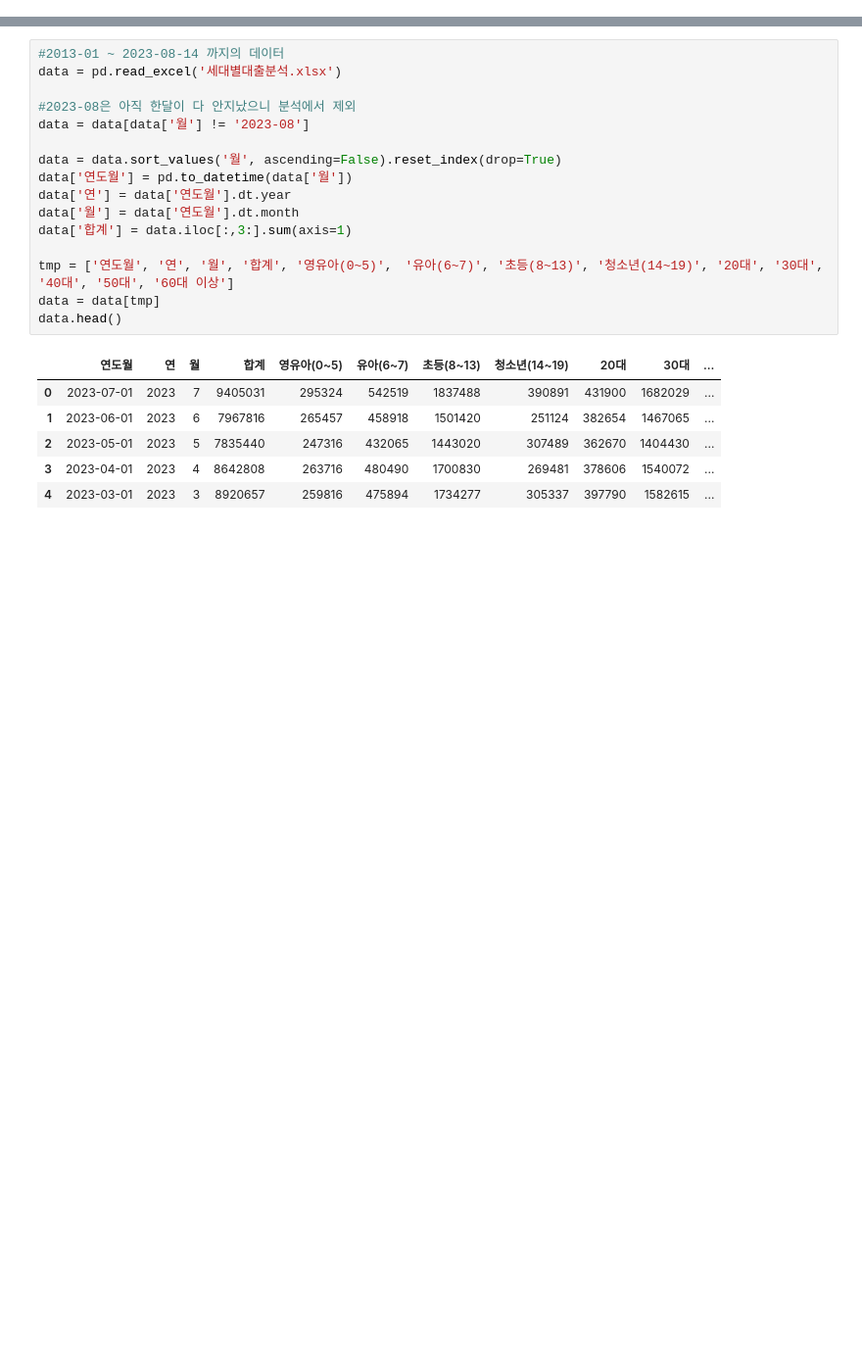
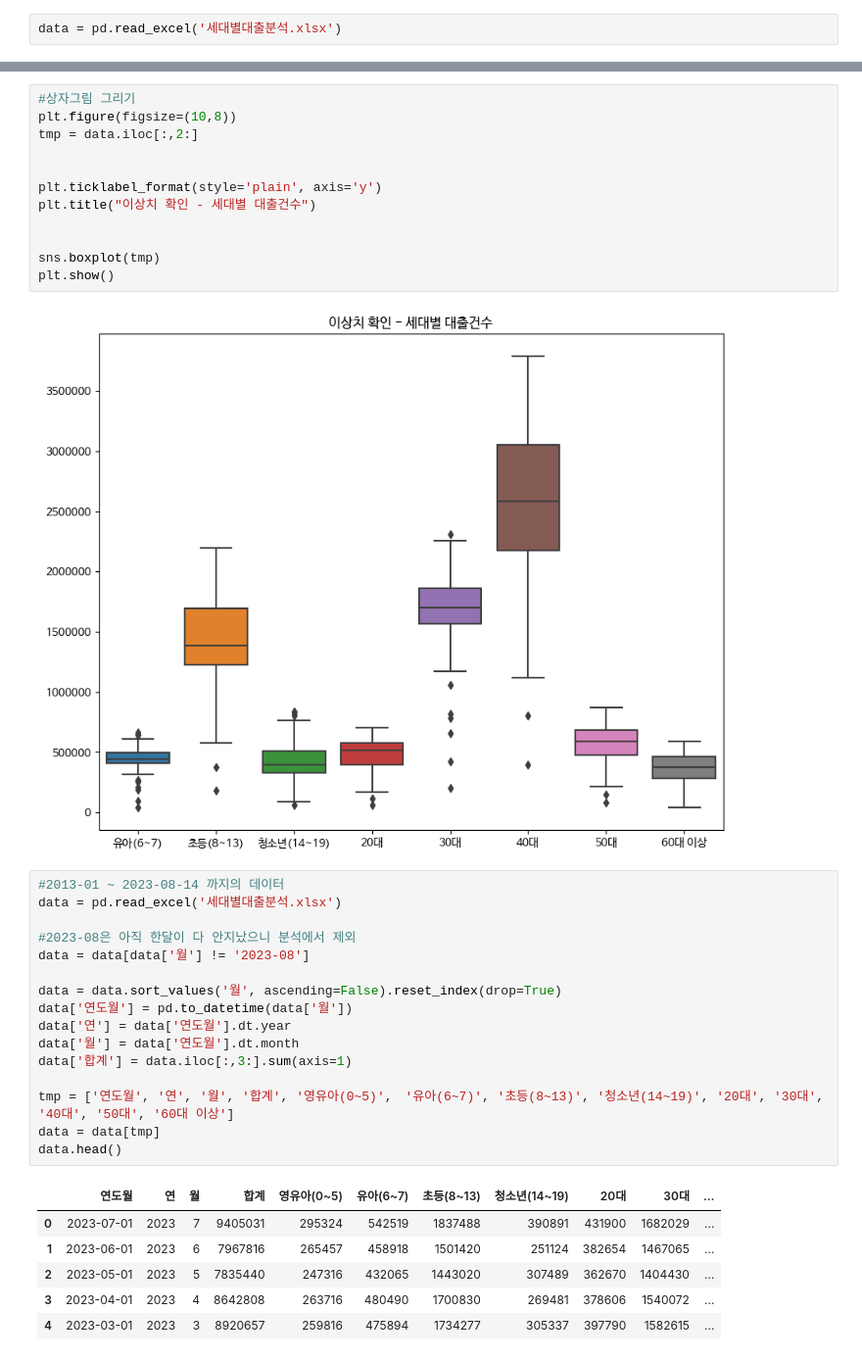
Before and after one commit to dev-hw/SeSAC-live_map, a Jupyter notebook: pro/1_1_도서관_프로젝트.ipynb, the cells around one changed output, grey strips where cells are left out. Shown at 98% size. Drawn from its saved outputs; the diff is of its cells as text; blank space fills up the shorter version.

```diff
--- a/pro/1_1_도서관_프로젝트.ipynb
+++ b/pro/1_1_도서관_프로젝트.ipynb
@@ -36,3 +37,5 @@ fonts-nanum is already the newest version (20200506-1).
 /root/.cache/fontconfig: not cleaning non-existent cache directory
 /root/.fontconfig: not cleaning non-existent cache directory
 fc-cache: succeeded
+# %%
+data = pd.read_excel('세대별대출분석.xlsx')
@@ -39,3 +72,17 @@ fc-cache: succeeded
+# %%
+#상자그림 그리기
+plt.figure(figsize=(10,8))
+tmp = data.iloc[:,2:]
+
+
+plt.ticklabel_format(style='plain', axis='y')
+plt.title("이상치 확인 - 세대별 대출건수")
+
+
+sns.boxplot(tmp)
+plt.show()
+# %% [output]
+[figure, added]
 # %%
 #2013-01 ~ 2023-08-14 까지의 데이터
 data = pd.read_excel('세대별대출분석.xlsx')
```
Also changed, not shown: parts of 41 cells of this notebook, 4 other files.
